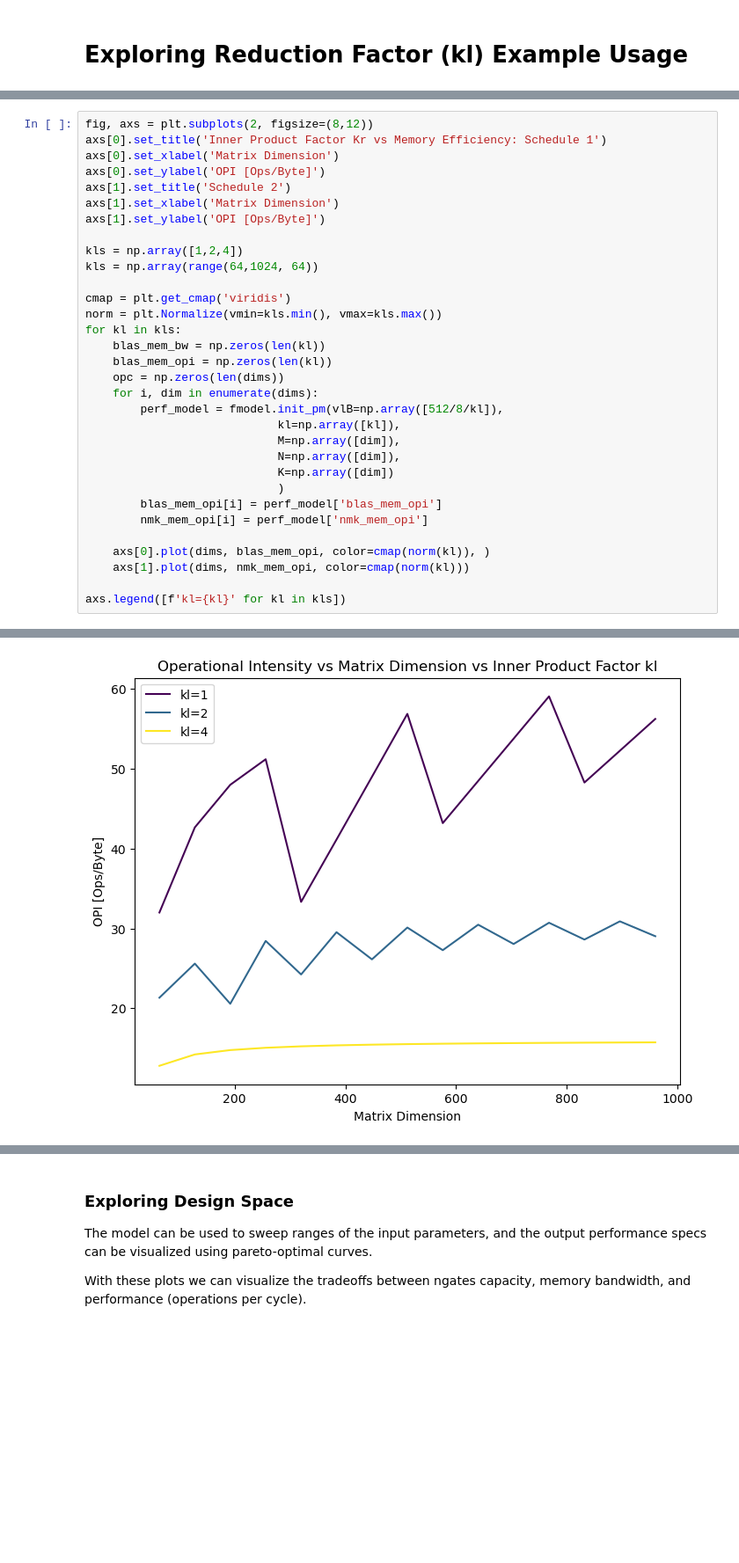
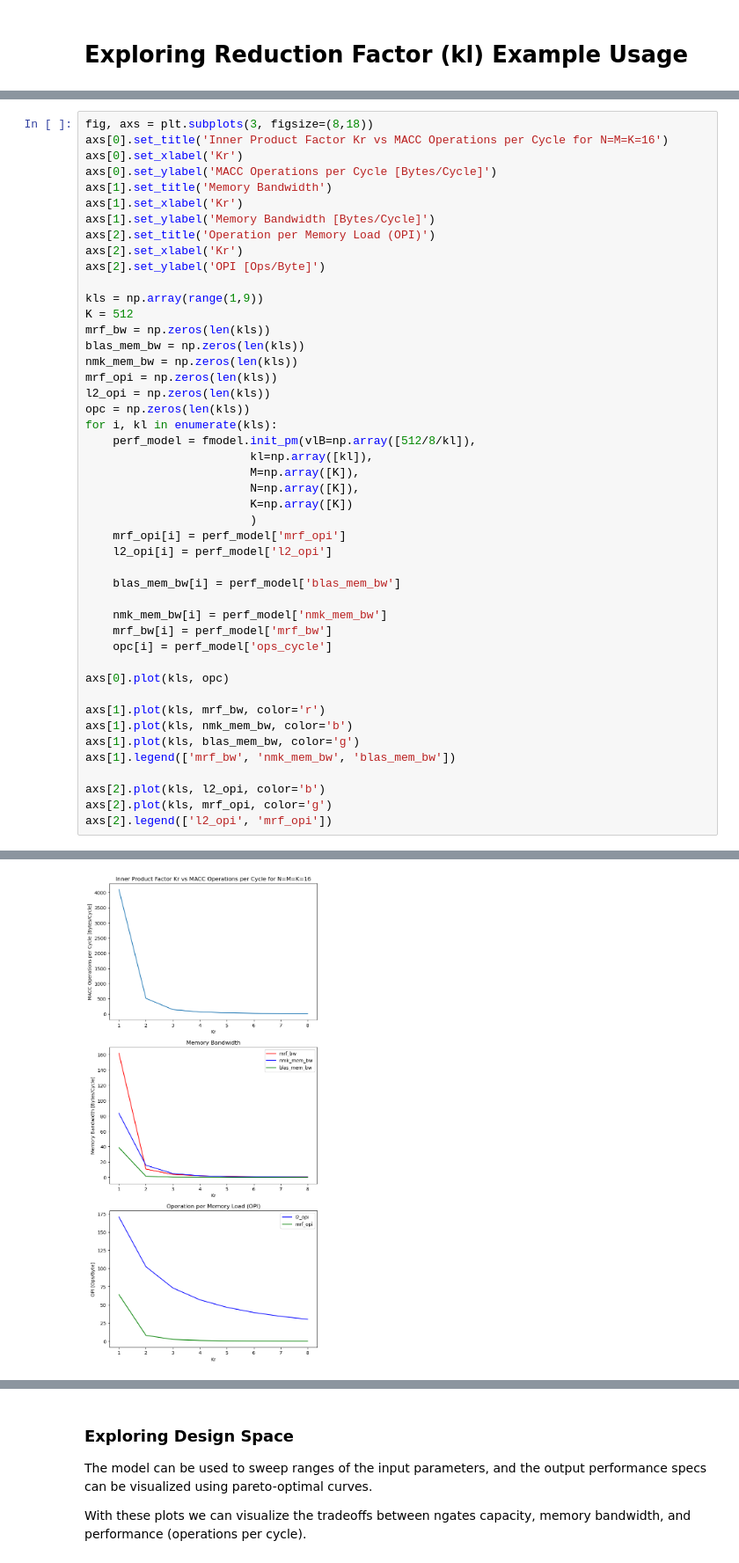
Before and after one commit to miles-rusch-berkeley/opu-model, a Jupyter notebook: reduceK.ipynb, the cells around one changed output, grey strips where cells are left out. Shown: that part at 88% size. Drawn from its saved outputs; the diff is of its cells as text; blank space fills up the shorter version.

Commit message:
updated model and example notebooks

```diff
--- a/reduceK.ipynb
+++ b/reduceK.ipynb
@@ -13,33 +52,47 @@ import model_functions as fmodel
 # %%
-fig, axs = plt.subplots(2, figsize=(8,12))
-axs[0].set_title('Inner Product Factor Kr vs Memory Efficiency: Schedule 1')
-axs[0].set_xlabel('Matrix Dimension')
-axs[0].set_ylabel('OPI [Ops/Byte]')
-axs[1].set_title('Schedule 2')
-axs[1].set_xlabel('Matrix Dimension')
-axs[1].set_ylabel('OPI [Ops/Byte]')
+fig, axs = plt.subplots(3, figsize=(8,18))
+axs[0].set_title('Inner Product Factor Kr vs MACC Operations per Cycle for N=M=K=16')
+axs[0].set_xlabel('Kr')
+axs[0].set_ylabel('MACC Operations per Cycle [Bytes/Cycle]')
+axs[1].set_title('Memory Bandwidth')
+axs[1].set_xlabel('Kr')
+axs[1].set_ylabel('Memory Bandwidth [Bytes/Cycle]')
+axs[2].set_title('Operation per Memory Load (OPI)')
+axs[2].set_xlabel('Kr')
+axs[2].set_ylabel('OPI [Ops/Byte]')
 
-kls = np.array([1,2,4])
-kls = np.array(range(64,1024, 64))
+kls = np.array(range(1,9))
+K = 512
+mrf_bw = np.zeros(len(kls))
+blas_mem_bw = np.zeros(len(kls))
+nmk_mem_bw = np.zeros(len(kls))
+mrf_opi = np.zeros(len(kls))
+l2_opi = np.zeros(len(kls))
+opc = np.zeros(len(kls))
+for i, kl in enumerate(kls):
+    perf_model = fmodel.init_pm(vlB=np.array([512/8/kl]),
+                        kl=np.array([kl]),
+                        M=np.array([K]),
+                        N=np.array([K]),
+                        K=np.array([K])
+                        )
+    mrf_opi[i] = perf_model['mrf_opi']
+    l2_opi[i] = perf_model['l2_opi']
 
-cmap = plt.get_cmap('viridis')
-norm = plt.Normalize(vmin=kls.min(), vmax=kls.max())
-for kl in kls:
-    blas_mem_bw = np.zeros(len(kl))
-    blas_mem_opi = np.zeros(len(kl))
-    opc = np.zeros(len(dims))
-    for i, dim in enumerate(dims):
-        perf_model = fmodel.init_pm(vlB=np.array([512/8/kl]),
-                            kl=np.array([kl]),
-                            M=np.array([dim]),
-                            N=np.array([dim]),
-                            K=np.array([dim])
-                            )
-        blas_mem_opi[i] = perf_model['blas_mem_opi']
-        nmk_mem_opi[i] = perf_model['nmk_mem_opi']
+    blas_mem_bw[i] = perf_model['blas_mem_bw']
 
-    axs[0].plot(dims, blas_mem_opi, color=cmap(norm(kl)), )
-    axs[1].plot(dims, nmk_mem_opi, color=cmap(norm(kl)))
+    nmk_mem_bw[i] = perf_model['nmk_mem_bw']
+    mrf_bw[i] = perf_model['mrf_bw']
+    opc[i] = perf_model['ops_cycle']
 
-axs.legend([f'kl={kl}' for kl in kls])
+axs[0].plot(kls, opc)
+
+axs[1].plot(kls, mrf_bw, color='r')
+axs[1].plot(kls, nmk_mem_bw, color='b')
+axs[1].plot(kls, blas_mem_bw, color='g')
+axs[1].legend(['mrf_bw', 'nmk_mem_bw', 'blas_mem_bw'])
+
+axs[2].plot(kls, l2_opi, color='b')
+axs[2].plot(kls, mrf_opi, color='g')
+axs[2].legend(['l2_opi', 'mrf_opi'])
 # %% [output]
@@ -47 +100 @@ Text(0, 0.5, 'OPI [Ops/Byte]')
-[figure, old version]
+[figure, new version]
```
Also changed, not shown: parts of 9 cells of this notebook, 5 other files.
